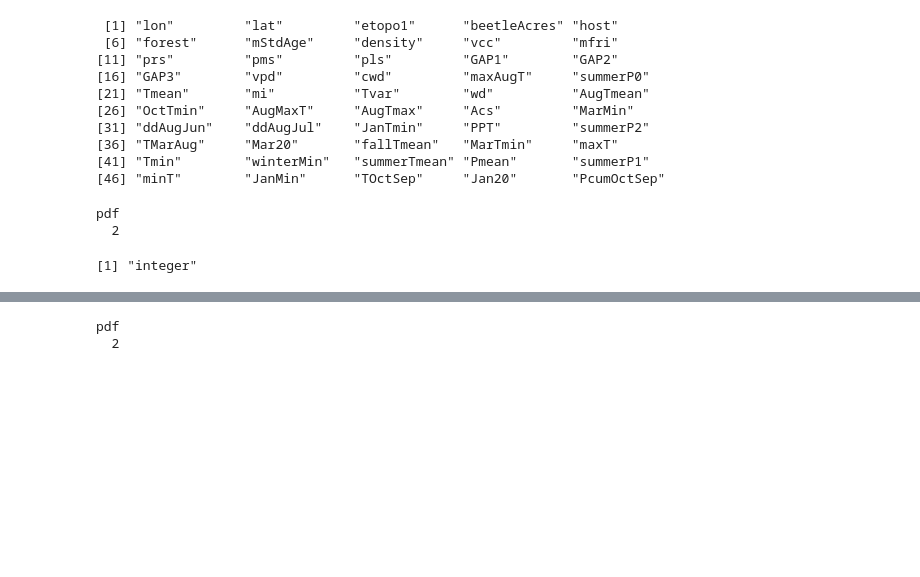
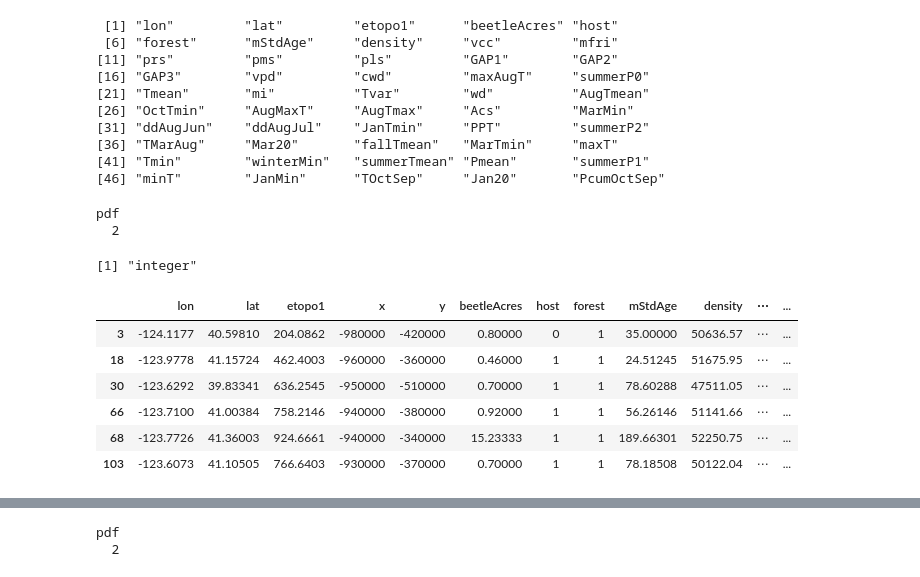
Before and after one commit to dongmeic/suppression, a Jupyter notebook: R/eda_figures.ipynb, the cells around one changed output, grey strips where cells are left out. Cells and saved outputs as stored; diff of their text form; code cells hidden in the pictures; blank space fills up the shorter version.

```diff
--- a/R/eda_figures.ipynb
+++ b/R/eda_figures.ipynb
@@ -202,3 +202,13 @@ df <- df[complete.cases(df), ]
 # %%
 df$severity <- ifelse(df$prs >= 17 & df$mfri >= 16, 'replacement', ifelse(df$pls >= 17 & df$mfri <= 4, 'low', 'mixed'))
 df$severity.no <- ifelse(df$severity == 'replacement', 3, ifelse(df$severity == 'low', 1, 2))
+# %%
+head(df)
+# %% [output]
+|  | lon | lat | etopo1 | x | y | beetleAcres | host | forest | mStdAge | density | ⋯ | ... |
+| 3 | -124.1177 | 40.59810 | 204.0862 | -980000 | -420000 | 0.80000 | 0 | 1 | 35.00000 | 50636.57 | ⋯ | ... |
+| 18 | -123.9778 | 41.15724 | 462.4003 | -960000 | -360000 | 0.46000 | 1 | 1 | 24.51245 | 51675.95 | ⋯ | ... |
+| 30 | -123.6292 | 39.83341 | 636.2545 | -950000 | -510000 | 0.70000 | 1 | 1 | 78.60288 | 47511.05 | ⋯ | ... |
+| 66 | -123.7100 | 41.00384 | 758.2146 | -940000 | -380000 | 0.92000 | 1 | 1 | 56.26146 | 51141.66 | ⋯ | ... |
+| 68 | -123.7726 | 41.36003 | 924.6661 | -940000 | -340000 | 15.23333 | 1 | 1 | 189.66301 | 52250.75 | ⋯ | ... |
+| 103 | -123.6073 | 41.10505 | 766.6403 | -930000 | -370000 | 0.70000 | 1 | 1 | 78.18508 | 50122.04 | ⋯ | ... |
```
Also changed, not shown: parts of 8 cells of this notebook.
